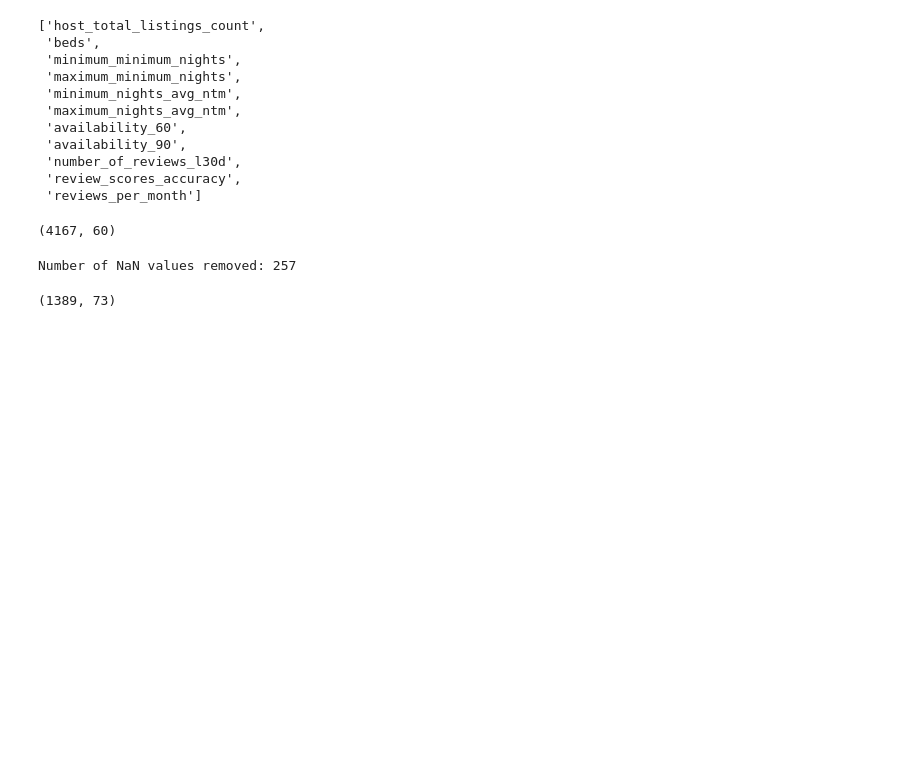
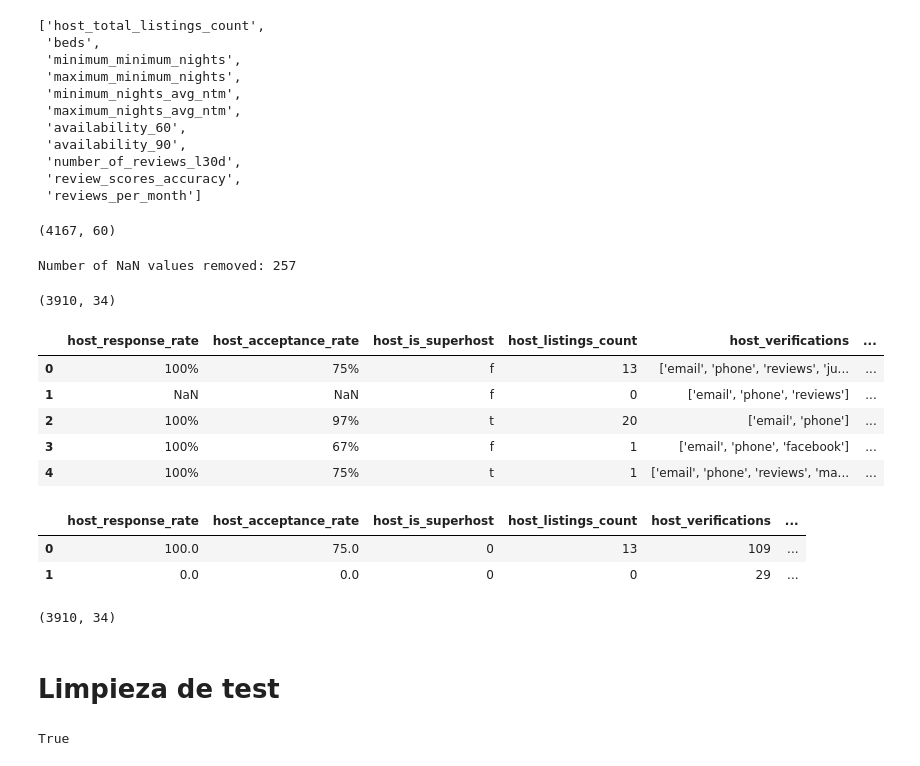
Before and after one commit to kaaiik/Airbnb, a Jupyter notebook: notebook/data_cleaner3.ipynb, the cells around one changed output. Drawn from its saved outputs; the diff is of its cells as text; code cells hidden in the pictures; blank space fills up the shorter version.

Commit message:
limpieza desesperada

```diff
--- a/notebook/data_cleaner3.ipynb
+++ b/notebook/data_cleaner3.ipynb
@@ -68,6 +69,30 @@ print('Number of NaN values removed:', original - len(df))
 # %% [output]
 Number of NaN values removed: 257
 # %%
-df.head(2)
+drope = ['host_total_listings_count', 'beds', 'minimum_minimum_nights', 'maximum_minimum_nights', 'minimum_nights_avg_ntm',
+         'maximum_nights_avg_ntm', 'availability_60', 'availability_90', 'number_of_reviews_l30d',
+         'review_scores_accuracy', 'reviews_per_month', 'picture_url', 'host_url', 'host_name', 'host_since',
+         'host_location', 'host_about', 'host_response_time', 'host_thumbnail_url', 'host_picture_url',
+         'host_neighbourhood', 'neighbourhood', 'neighbourhood_group_cleansed', 'latitude', 'longitude',
+         'property_type', 'beds', 'calendar_last_scraped', 'first_review', 'last_review', 'license', 'last_scraped',
+         'neighborhood_overview', 'listing_url', 'scrape_id', 'name', 'id', 'description0', 'host_id', 'description']
+
+for col in drope:
+    try:
+        df.drop(col, axis=1, inplace=True)
+
+    except:
+        pass
+
 df.shape
-df.drop(['listing_url', 'name', 'description', 'amenities', 'picture_url','scrape_id'], axis=1, inplace=True)
+# %% [output]
+(3910, 34)
+# %%
+df.head()
+# %% [output]
+|  | host_response_rate | host_acceptance_rate | host_is_superhost | host_listings_count | host_verifications | ... |
+| 0 | 100% | 75% | f | 13 | ['email', 'phone', 'reviews', 'ju... | ... |
+| 1 | NaN | NaN | f | 0 | ['email', 'phone', 'reviews'] | ... |
+| 2 | 100% | 97% | t | 20 | ['email', 'phone'] | ... |
+| 3 | 100% | 67% | f | 1 | ['email', 'phone', 'facebook'] | ... |
+| 4 | 100% | 75% | t | 1 | ['email', 'phone', 'reviews', 'ma... | ... |
@@ -73,0 +117,13 @@ df.drop(['listing_url', 'name', 'description', 'amenities', 'picture_url','scrap
+# %%
+lst_bool = ['host_is_superhost', 'host_has_profile_pic', 'host_has_profile_pic', 'host_identity_verified',
+            'has_availability', 'instant_bookable']
+
+for col in lst_bool:
+    df[col] = df[col].replace('t', 1)
+    df[col] = df[col].replace('f', 0)
+
+df.head(2)
+# %% [output]
+|  | host_response_rate | host_acceptance_rate | host_is_superhost | host_listings_count | host_verifications | ... |
+| 0 | 100.0 | 75.0 | 0 | 13 | 109 | ... |
+| 1 | 0.0 | 0.0 | 0 | 0 | 29 | ... |
@@ -74,11 +133,18 @@ df.drop(['listing_url', 'name', 'description', 'amenities', 'picture_url','scrap
+# %%
+df.shape
+# %% [output]
+(3910, 34)
 # %%
 df.to_csv('../data/traingordo1.csv')
+# %% [markdown]
+# Limpieza de test
 # %%
 test = pd.read_csv('../data/test.csv')
 test.head(2)
 test.shape
+'amenities' in test
 # %% [output]
-(1389, 73)
+True
 # %%
 # eliminamos las columnas que están con más del 50% de datos nulos
 
```
Also changed, not shown: parts of 19 cells of this notebook, 6 other files.
